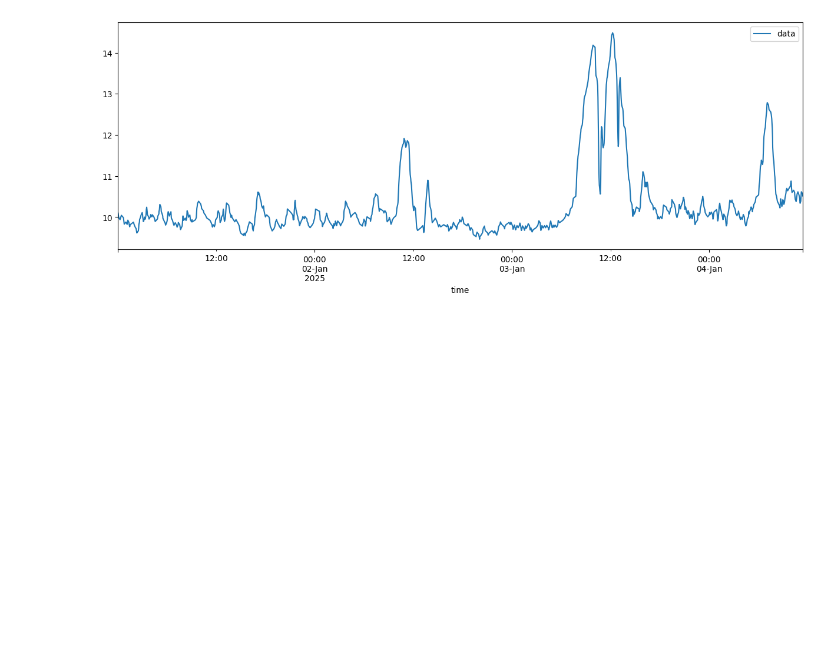
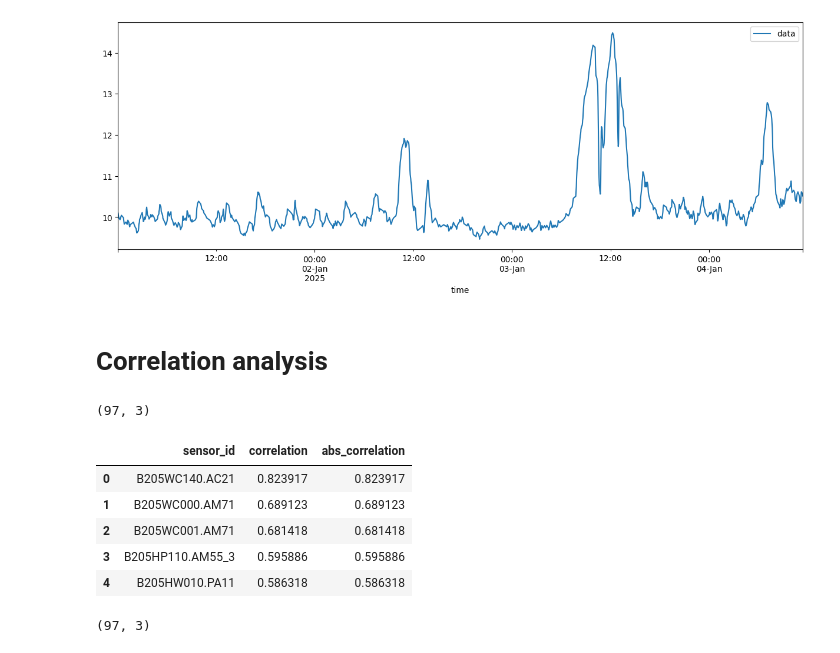
Before and after one commit to ferencberes/kaggle_elias_aifbo, a Jupyter notebook: FirstLook.ipynb, the cells around one changed output. Drawn from its saved outputs; the diff is of its cells as text; code cells hidden in the pictures; blank space fills up the shorter version.

```diff
--- a/FirstLook.ipynb
+++ b/FirstLook.ipynb
@@ -231,3 +231,24 @@ resampled.head(5000).plot(x='time', y='data', figsize=(15,5))
 # %% [output]
 <Axes: xlabel='time'>
 [figure]
+# %% [markdown]
+# Correlation analysis
+# %%
+corr_df = pd.read_csv('b205_sensor_correlations.csv')
+corr_df.shape
+# %% [output]
+(97, 3)
+# %%
+corr_df.head()
+# %% [output]
+|  | sensor_id | correlation | abs_correlation |
+| 0 | B205WC140.AC21 | 0.823917 | 0.823917 |
+| 1 | B205WC000.AM71 | 0.689123 | 0.689123 |
+| 2 | B205WC001.AM71 | 0.681418 | 0.681418 |
+| 3 | B205HP110.AM55_3 | 0.595886 | 0.595886 |
+| 4 | B205HW010.PA11 | 0.586318 | 0.586318 |
+# %%
+shifted_corr_df = pd.read_csv('b205_sensor_correlations_shift-180min.csv')
+shifted_corr_df.shape
+# %% [output]
+(97, 3)
```
Also changed, not shown: parts of 7 cells of this notebook, 2 other files.
